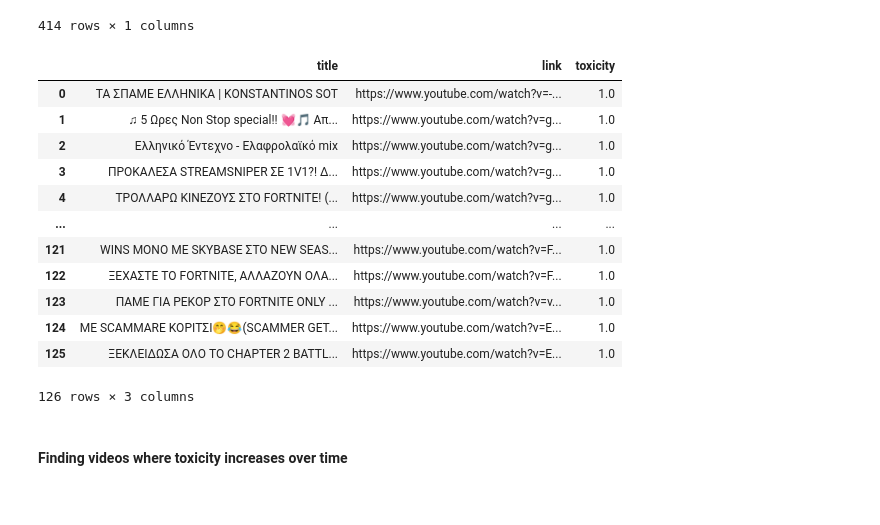
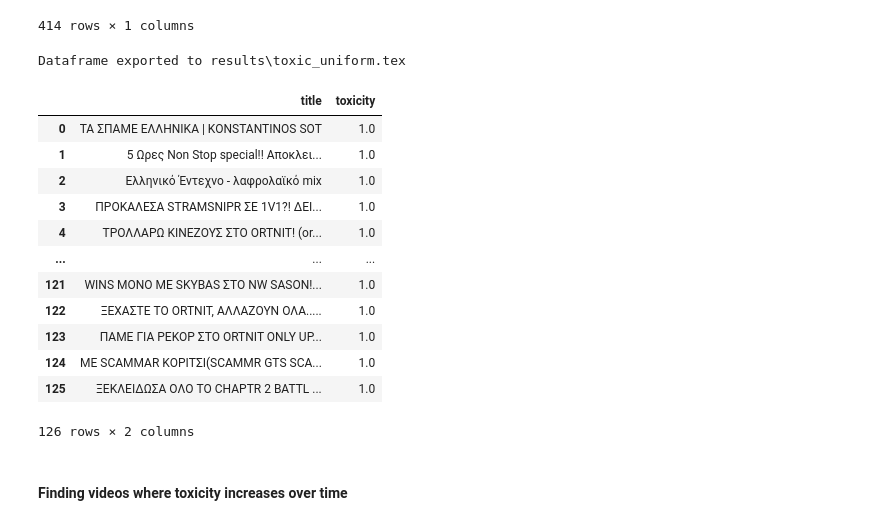
Before and after one commit to dimits-ts/practical_data_science, a Jupyter notebook: translation/lang_identification.ipynb, the cells around one changed output. Cells and saved outputs as stored; diff of their text form; code cells hidden in the pictures.

```diff
--- a/translation/lang_identification.ipynb
+++ b/translation/lang_identification.ipynb
@@ -1000,7 +1000,7 @@ emoji_pattern = re.compile(
     r'\U0001F900-\U0001F9FF\U0001FA00-\U0001FA6F\u2600-\u26FF\u2700-\u27BF'
     r'\u2B50\u2B06\u2934\u2935\u2B05\u2194-\u2199\u21A9\u21AA\u2139\u2328'
     r'\u23CF\u23E9-\u23F3\u231A\u23F8-\u23FA\u231B\u23F0\u231A\u1F004'
-    r'\u1F0CF\u1F18E\u3030\u303D]'
+    r'\u1F0CF\u1F18E\u3030\u303D]', flags=re.UNICODE
 )
 
 emojis_col = []
@@ -1322,6 +1322,25 @@ crawl_df
 3122 rows × 8 columns
 # %% [markdown]
 ### Analysing the Toxicity of crawled data
+# %%
+def export_to_latex(df, name, col_format, caption=None):
+    path = os.path.join(RESOURCE_OUTPUT, name)
+    df.to_latex(buf=path,
+                index=False,
+                formatters={"name": str.upper},
+                float_format="{:.3f}".format,
+                label="tab::" + name.split(".")[0],
+                caption=caption,
+                escape=True,
+               encoding="utf-8",
+               column_format=col_format)
+    print(f"Dataframe exported to {path}")
+
+
+def remove_emojis(text):
+    return emoji_pattern.sub(r'', text)
+
+long_col_format = '|p{10cm}|p{1cm}|'
 # %% [markdown]
 #### Finding the most toxic language
 # %%
@@ -1394,23 +1419,31 @@ toxic_time_df
 # %%
 toxic_time_var_df = toxic_time_df.groupby(["link", "toxicity"]).std().reset_index().sort_values("toxicity", ascending=True)
 uniform_toxic_df = toxic_time_var_df[toxic_time_var_df.toxicity == 1]
-uniform_toxic_df.merge(crawl_df.loc[:, ["link", "title"]].drop_duplicates(),
-                      on="link",
-                      how="inner").loc[:, ["title", "link", "toxicity"]]
+uniform_toxic_df = uniform_toxic_df.merge(
+                    crawl_df.loc[:, ["link", "title"]].drop_duplicates(),
+                    on="link",
+                    how="inner").loc[:, ["title", "toxicity"]]
+
+uniform_toxic_df.title = uniform_toxic_df.title.apply(lambda x: remove_emojis(x))
+caption = "Videos where comment toxicity stayed uniform over time."
+export_to_latex(uniform_toxic_df, "toxic_uniform.tex", caption=caption, col_format=long_col_format)
+
+uniform_toxic_df
 # %% [output]
+Dataframe exported to results\toxic_uniform.tex
-|  | title | link | toxicity |
-| 0 | ΤΑ ΣΠΑΜΕ ΕΛΛΗΝΙΚΑ | KONSTANTINOS SOT | https://www.youtube.com/watch?v=-... | 1.0 |
-| 1 | ♫ 5 Ωρες Non Stop special!! 💓🎵 Απ... | https://www.youtube.com/watch?v=g... | 1.0 |
-| 2 | Ελληνικό Έντεχνο - Eλαφρολαϊκό mix | https://www.youtube.com/watch?v=g... | 1.0 |
-| 3 | ΠΡΟΚΑΛΕΣΑ STREAMSNIPER ΣΕ 1V1?! Δ... | https://www.youtube.com/watch?v=g... | 1.0 |
-| 4 | ΤΡΟΛΛΑΡΩ ΚΙΝΕΖΟΥΣ ΣΤΟ FORTNITE! (... | https://www.youtube.com/watch?v=g... | 1.0 |
-| ... | ... | ... | ... |
-| 121 | WINS ΜΟΝΟ ΜΕ SKYBASE ΣΤΟ NEW SEAS... | https://www.youtube.com/watch?v=F... | 1.0 |
-| 122 | ΞΕΧΑΣΤΕ ΤΟ FORTNITE, ΑΛΛΑΖΟΥΝ ΟΛΑ... | https://www.youtube.com/watch?v=F... | 1.0 |
-| 123 | ΠΑΜΕ ΓΙΑ ΡΕΚΟΡ ΣΤΟ FORTNITE ONLY ... | https://www.youtube.com/watch?v=v... | 1.0 |
-| 124 | ΜΕ SCAMMARE ΚΟΡΙΤΣΙ🤭😂(SCAMMER GET... | https://www.youtube.com/watch?v=E... | 1.0 |
-| 125 | ΞΕΚΛΕΙΔΩΣΑ ΟΛΟ ΤΟ CHAPTER 2 BATTL... | https://www.youtube.com/watch?v=E... | 1.0 |
+|  | title | toxicity |
+| 0 | ΤΑ ΣΠΑΜΕ ΕΛΛΗΝΙΚΑ | KONSTANTINOS SOT | 1.0 |
+| 1 | 5 Ωρες Non Stop special!! Αποκλει... | 1.0 |
+| 2 | Ελληνικό Έντεχνο - λαφρολαϊκό mix | 1.0 |
+| 3 | ΠΡΟΚΑΛΕΣΑ STRAMSNIPR ΣΕ 1V1?! ΔΕΙ... | 1.0 |
+| 4 | ΤΡΟΛΛΑΡΩ ΚΙΝΕΖΟΥΣ ΣΤΟ ORTNIT! (or... | 1.0 |
+| ... | ... | ... |
+| 121 | WINS ΜΟΝΟ ΜΕ SKYBAS ΣΤΟ NW SASON!... | 1.0 |
+| 122 | ΞΕΧΑΣΤΕ ΤΟ ORTNIT, ΑΛΛΑΖΟΥΝ ΟΛΑ..... | 1.0 |
+| 123 | ΠΑΜΕ ΓΙΑ ΡΕΚΟΡ ΣΤΟ ORTNIT ONLY UP... | 1.0 |
+| 124 | ΜΕ SCAMMAR ΚΟΡΙΤΣΙ(SCAMMR GTS SCA... | 1.0 |
+| 125 | ΞΕΚΛΕΙΔΩΣΑ ΟΛΟ ΤΟ CHAPTR 2 BATTL ... | 1.0 |
-126 rows × 3 columns
+126 rows × 2 columns
 # %% [markdown]
 #### Finding videos where toxicity increases over time
 # %%
```
Also changed, not shown: parts of 4 cells of this notebook, 7 other files.
